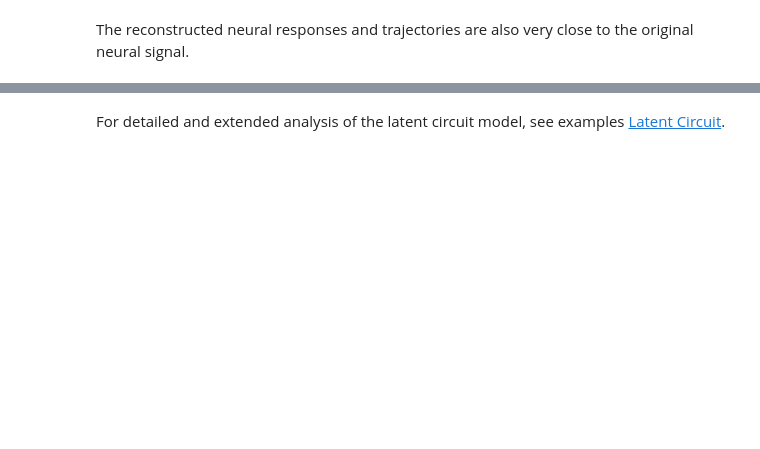
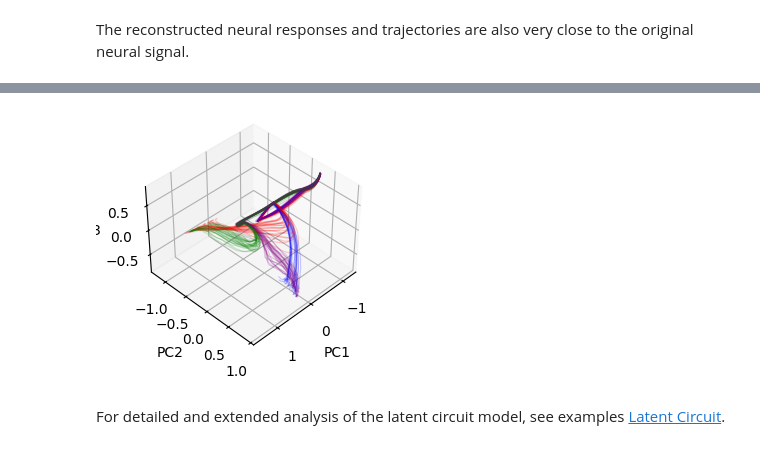
Before and after one commit to ChenHH730/NeuralRNN, a Jupyter notebook: notebook/quickstart.ipynb, the cells around one changed output, grey strips where cells are left out. Drawn from its saved outputs; the diff is of its cells as text; code cells hidden in the pictures; blank space fills up the shorter version.

```diff
--- a/notebook/quickstart.ipynb
+++ b/notebook/quickstart.ipynb
@@ -289,16 +319,18 @@ plt.show()
 # %%
 # Visualize the RNN trajectories
 inputs = task_ds.inputs[:100]
 lc_states = lc_model(inputs).states
 
 fig = plt.figure(figsize=(3, 3))
 ax = fig.add_subplot(111, projection='3d')
 _ = viz.plot_trajectories_3d(
-    states,
+    lc_states.cpu().detach().numpy(),
     colors=[plot_color(conditions[i]) for i in range(len(conditions))],
     alpha=0.2, linewidth=0.8, ax=ax, azim=45, elev=40,
 )
 fig.savefig(FIG_DIR / "lc_trajectories_3d.png", dpi=150)
 plt.show()
+# %% [output]
+[figure, added]
 # %% [markdown]
 For detailed and extended analysis of the latent circuit model, see examples [Latent Circuit](02_latent_circuit_paradigmB.ipynb).
```
Also changed, not shown: parts of 11 cells of this notebook, 16 other files.
